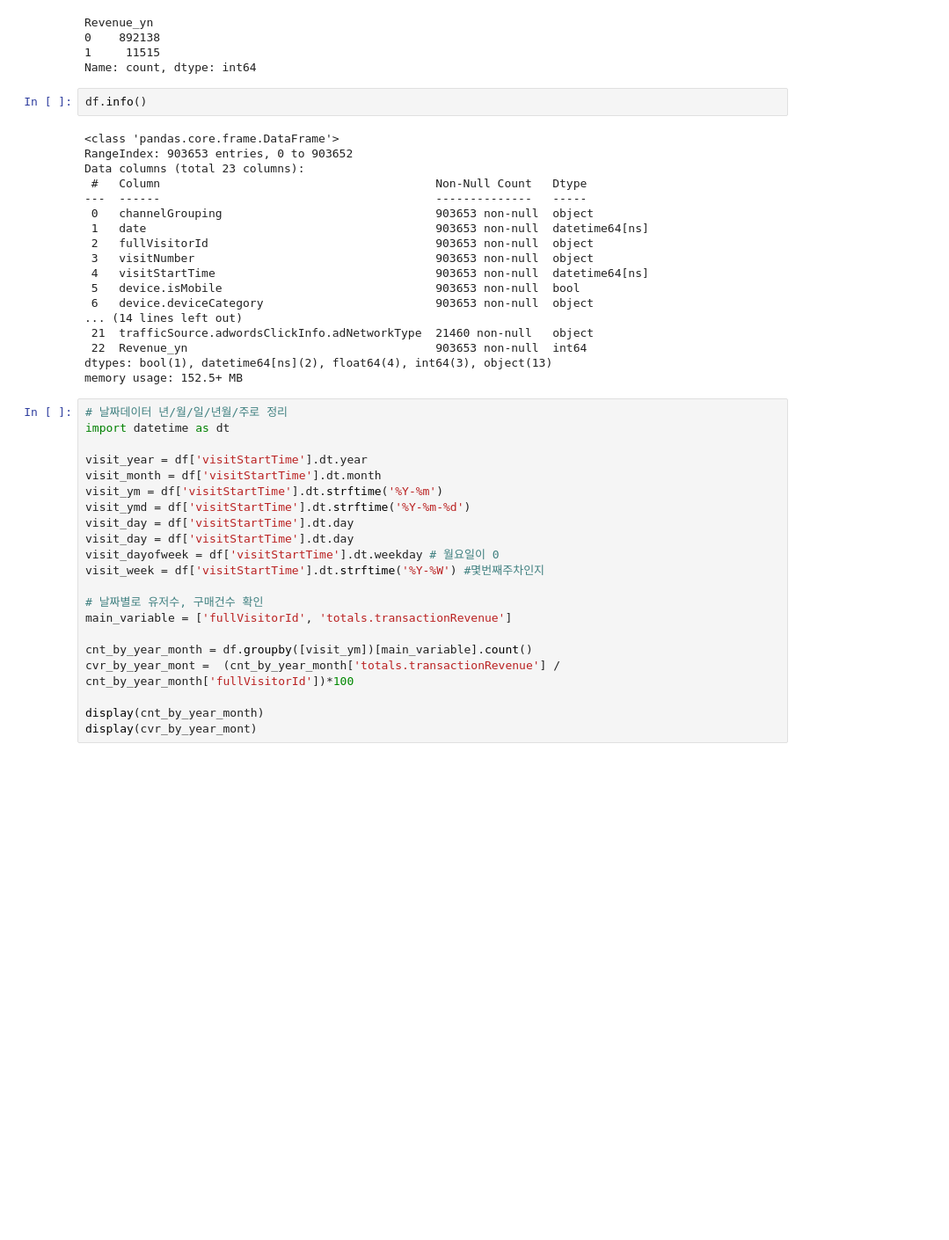
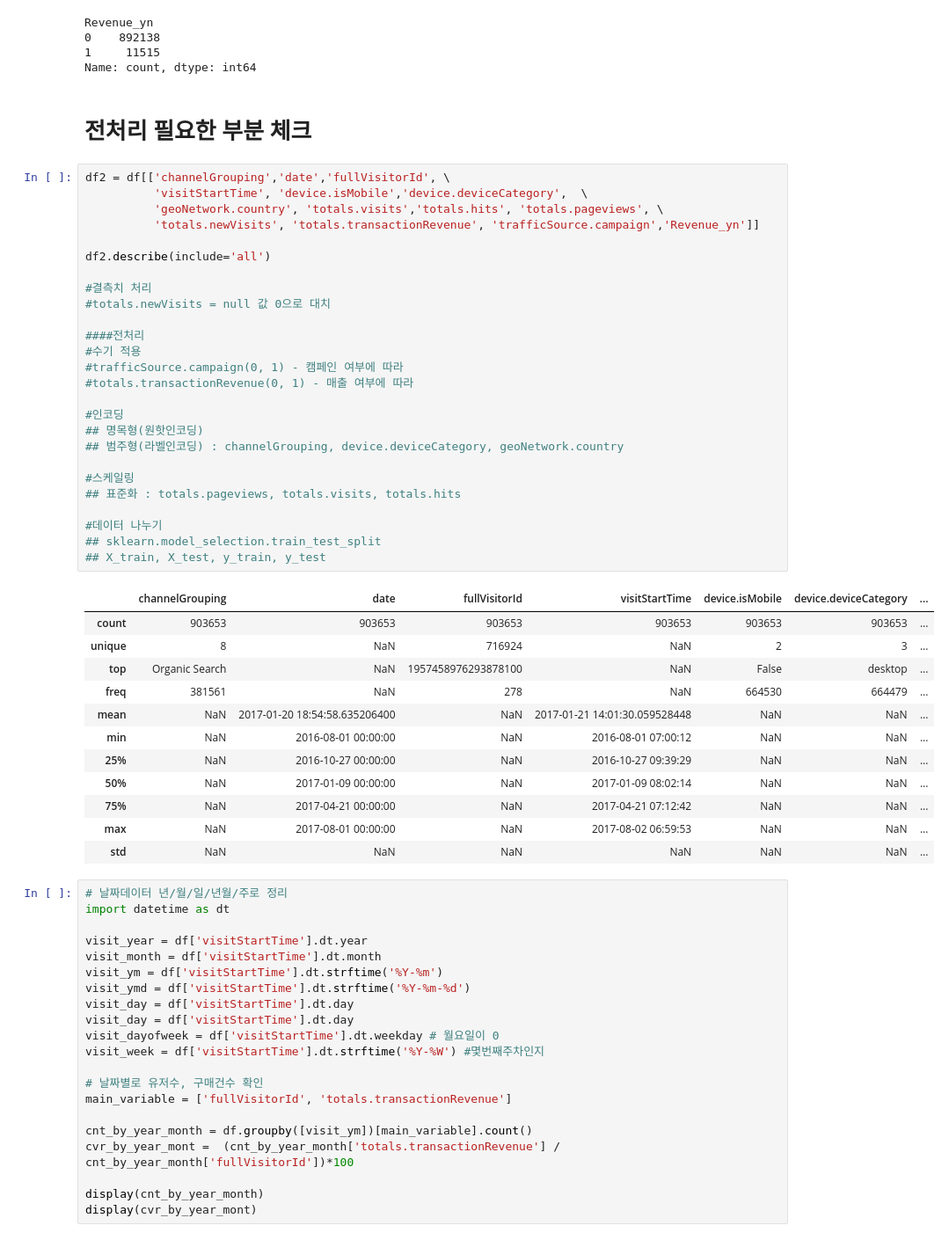
Before and after one commit to eju1019/ipark, a Jupyter notebook: GA_data.ipynb, the cells around one changed output. Shown at 88% size. Saved outputs shown, nothing was run; the diff lists cells and outputs as text; blank space fills up the shorter version.

```diff
--- a/GA_data.ipynb
+++ b/GA_data.ipynb
@@ -162,26 +174,47 @@ Revenue_yn
 0    892138
 1     11515
 Name: count, dtype: int64
-# %%
-df.info()
-# %% [output]
-<class 'pandas.core.frame.DataFrame'>
-RangeIndex: 903653 entries, 0 to 903652
-Data columns (total 23 columns):
- #   Column                                        Non-Null Count   Dtype
----  ------                                        --------------   -----
- 0   channelGrouping                               903653 non-null  object
- 1   date                                          903653 non-null  datetime64[ns]
- 2   fullVisitorId                                 903653 non-null  object
- 3   visitNumber                                   903653 non-null  object
- 4   visitStartTime                                903653 non-null  datetime64[ns]
- 5   device.isMobile                               903653 non-null  bool
- 6   device.deviceCategory                         903653 non-null  object
-... (14 lines left out)
- 21  trafficSource.adwordsClickInfo.adNetworkType  21460 non-null   object
- 22  Revenue_yn                                    903653 non-null  int64
-dtypes: bool(1), datetime64[ns](2), float64(4), int64(3), object(13)
-memory usage: 152.5+ MB
+# %% [markdown]
+# 전처리 필요한 부분 체크
+# %%
+df2 = df[['channelGrouping','date','fullVisitorId', \
+          'visitStartTime', 'device.isMobile','device.deviceCategory',  \
+          'geoNetwork.country', 'totals.visits','totals.hits', 'totals.pageviews', \
+          'totals.newVisits', 'totals.transactionRevenue', 'trafficSource.campaign','Revenue_yn']]
+
+df2.describe(include='all')
+
+#결측치 처리
+#totals.newVisits = null 값 0으로 대치
+
+####전처리
+#수기 적용
+#trafficSource.campaign(0, 1) - 캠페인 여부에 따라
+#totals.transactionRevenue(0, 1) - 매출 여부에 따라
+
+#인코딩
+## 명목형(원핫인코딩)
+## 범주형(라벨인코딩) : channelGrouping, device.deviceCategory, geoNetwork.country
+
+#스케일링
+## 표준화 : totals.pageviews, totals.visits, totals.hits
+
+#데이터 나누기
+## sklearn.model_selection.train_test_split
+## X_train, X_test, y_train, y_test
+# %% [output]
+|  | channelGrouping | date | fullVisitorId | visitStartTime | device.isMobile | device.deviceCategory | ... |
+| count | 903653 | 903653 | 903653 | 903653 | 903653 | 903653 | ... |
+| unique | 8 | NaN | 716924 | NaN | 2 | 3 | ... |
+| top | Organic Search | NaN | 1957458976293878100 | NaN | False | desktop | ... |
+| freq | 381561 | NaN | 278 | NaN | 664530 | 664479 | ... |
+| mean | NaN | 2017-01-20 18:54:58.635206400 | NaN | 2017-01-21 14:01:30.059528448 | NaN | NaN | ... |
+| min | NaN | 2016-08-01 00:00:00 | NaN | 2016-08-01 07:00:12 | NaN | NaN | ... |
+| 25% | NaN | 2016-10-27 00:00:00 | NaN | 2016-10-27 09:39:29 | NaN | NaN | ... |
+| 50% | NaN | 2017-01-09 00:00:00 | NaN | 2017-01-09 08:02:14 | NaN | NaN | ... |
+| 75% | NaN | 2017-04-21 00:00:00 | NaN | 2017-04-21 07:12:42 | NaN | NaN | ... |
+| max | NaN | 2017-08-01 00:00:00 | NaN | 2017-08-02 06:59:53 | NaN | NaN | ... |
+| std | NaN | NaN | NaN | NaN | NaN | NaN | ... |
 # %%
 # 날짜데이터 년/월/일/년월/주로 정리
 import datetime as dt
```
Also changed, not shown: parts of 21 cells of this notebook.
